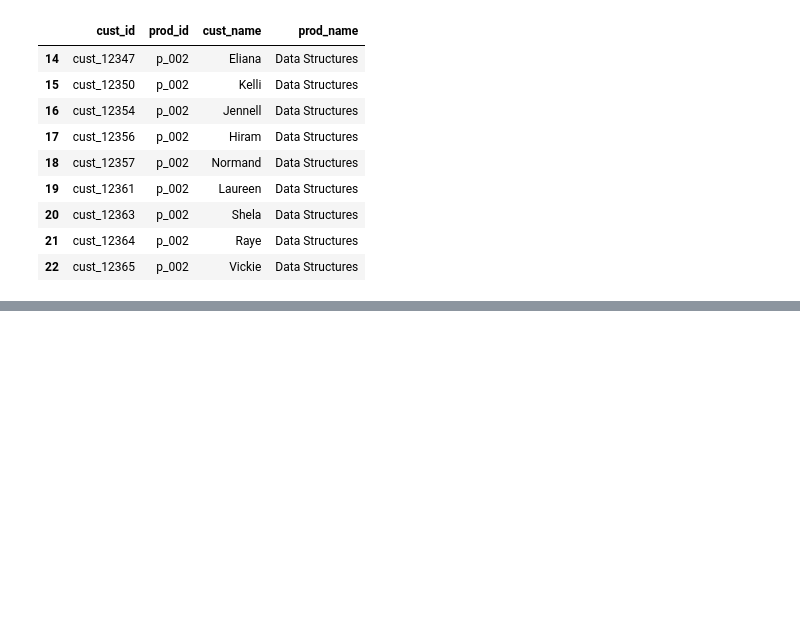
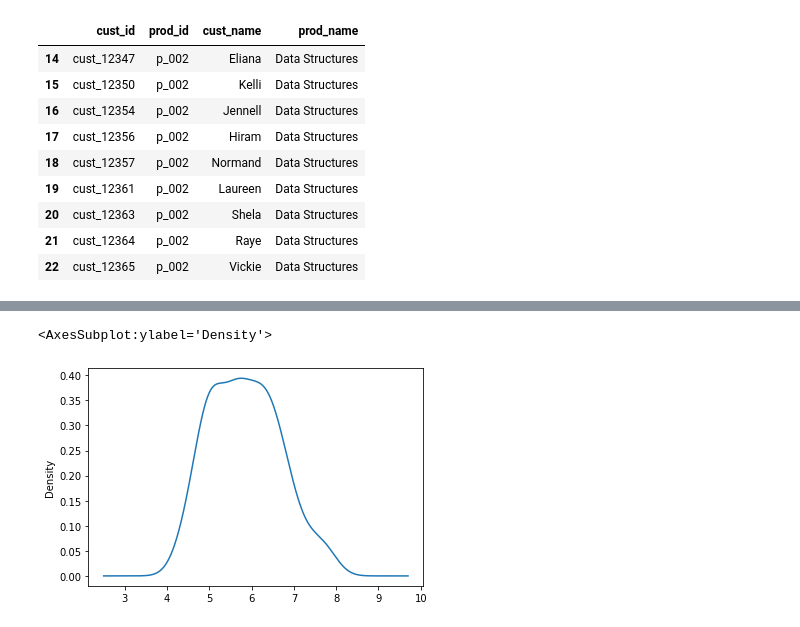
Before and after one commit to alanjoe12/Python-for-Data-Science, a Jupyter notebook: Pandas/pandas.ipynb, the cells around one changed output, grey strips where cells are left out. Drawn from its saved outputs; the diff is of its cells as text; code cells hidden in the pictures; blank space fills up the shorter version.

```diff
--- a/Pandas/pandas.ipynb
+++ b/Pandas/pandas.ipynb
@@ -872,0 +918,5 @@ new_df.describe()
+# %%
+df['SepalLengthCm'].plot(kind = 'kde')
+# %% [output]
+<AxesSubplot:ylabel='Density'>
+[figure, added]
```
Also changed, not shown: parts of 15 cells of this notebook.
